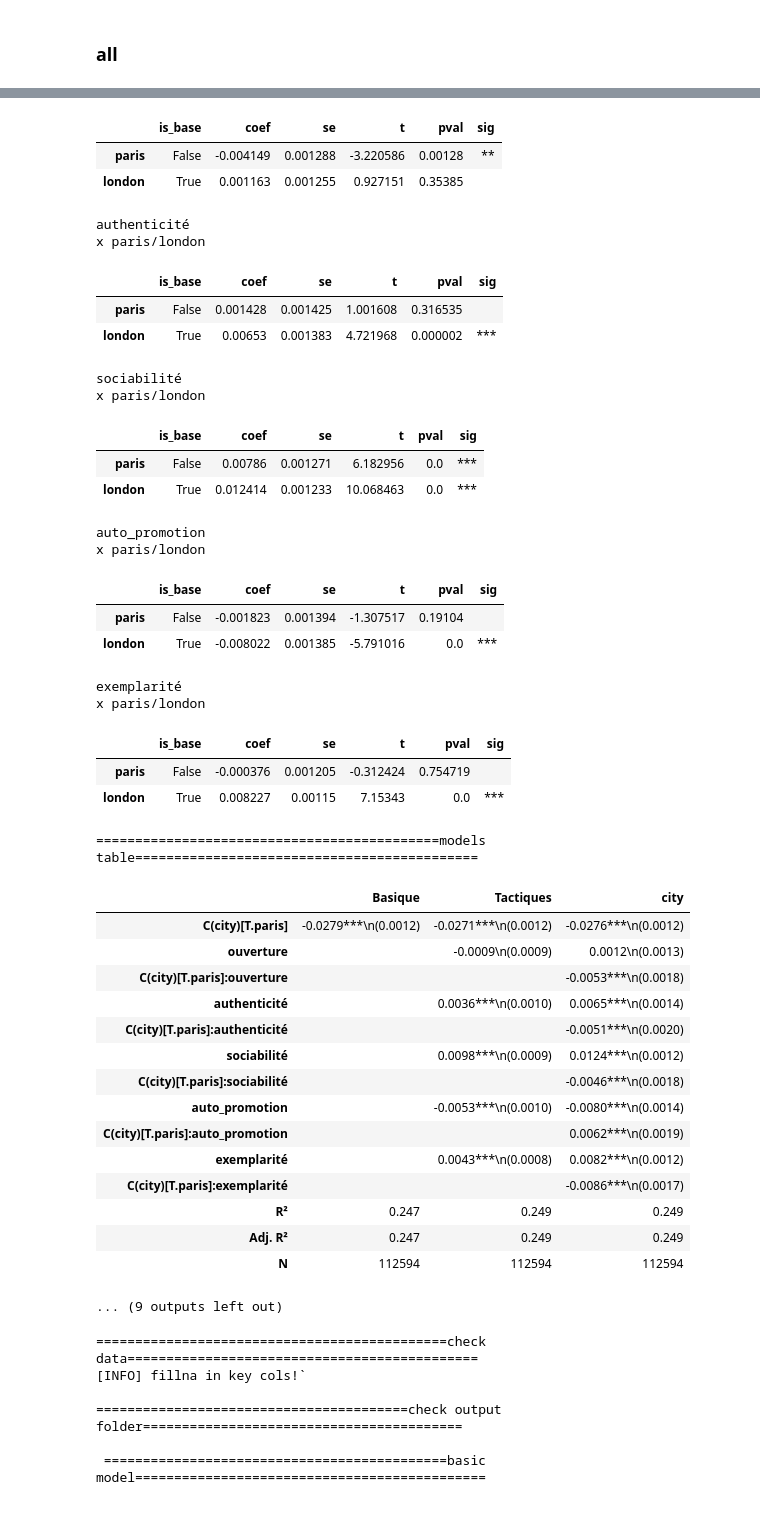
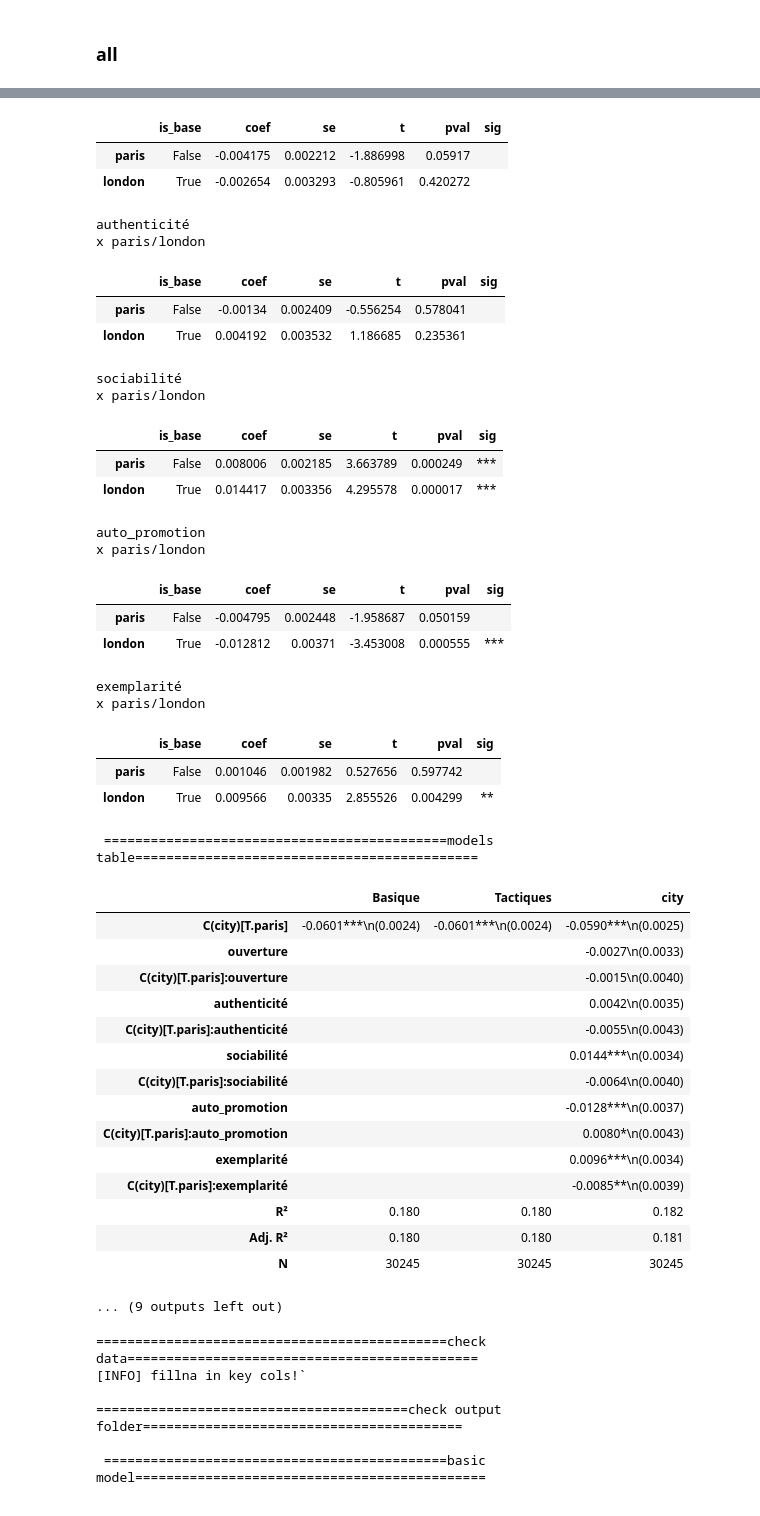
Before and after one commit to yeliu-dh/SelfPresentation_Multimodal_airbnb, a Jupyter notebook: C_stat/test_mod.ipynb, the cells around one changed output, grey strips where cells are left out. Drawn from its saved outputs; the diff is of its cells as text; code cells hidden in the pictures.

```diff
--- a/C_stat/test_mod.ipynb
+++ b/C_stat/test_mod.ipynb
@@ -739,0 +531,3 @@ tactics_vars=["ouverture", "authenticité","sociabilité","auto_promotion","exem
+# %%
+df_all['jo_entrant']=df_all.apply(lambda row: 1 if row["city"]=="paris" and row["status_changed"]==1 else 0 ,axis=1)
+print(df_all['jo_entrant'].value_counts(dropna=False))
@@ -861,8 +868,10 @@ x paris/london
 # %%
+df_all_changed=df_all[df_all["status_changed"]==1]
+
 x_vars=["host_identity_verified", "host_has_profile_pic",
     "review_scores_rating", #"has_rating", "number_of_reviews",
     "years_since_host","professional_host",'host_is_superhost', ##'calculated_host_listings_count',
-    'status_changed',
+    # 'status_changed',
     #'old_host_sp_changed',
     # "is_changed",
     "city",
@@ -871,7 +880,7 @@ x_vars=["host_identity_verified", "host_has_profile_pic",
     "availability_90","room_type", "instant_bookable", #'is_within_1km',#"city"
 ]
 
-modeling_main(df_input=df_all,
+modeling_main(df_input=df_all_changed,
             x_vars=x_vars,
             y_var="booking_rate_l90d",
             key_vars=tactics_vars,
@@ -903,25 +912,25 @@ strong multicollinearity or other numerical problems.
 ouverture
 x paris/london
 |  | is_base | coef | se | t | pval | sig |
-| paris | False | -0.004149 | 0.001288 | -3.220586 | 0.00128 | ** |
-| london | True | 0.001163 | 0.001255 | 0.927151 | 0.35385 |  |
+| paris | False | -0.004175 | 0.002212 | -1.886998 | 0.05917 |  |
+| london | True | -0.002654 | 0.003293 | -0.805961 | 0.420272 |  |
 authenticité
 x paris/london
 |  | is_base | coef | se | t | pval | sig |
-| paris | False | 0.001428 | 0.001425 | 1.001608 | 0.316535 |  |
-| london | True | 0.00653 | 0.001383 | 4.721968 | 0.000002 | *** |
+| paris | False | -0.00134 | 0.002409 | -0.556254 | 0.578041 |  |
+| london | True | 0.004192 | 0.003532 | 1.186685 | 0.235361 |  |
 sociabilité
 x paris/london
 |  | is_base | coef | se | t | pval | sig |
-| paris | False | 0.00786 | 0.001271 | 6.182956 | 0.0 | *** |
-| london | True | 0.012414 | 0.001233 | 10.068463 | 0.0 | *** |
+| paris | False | 0.008006 | 0.002185 | 3.663789 | 0.000249 | *** |
+| london | True | 0.014417 | 0.003356 | 4.295578 | 0.000017 | *** |
 auto_promotion
 x paris/london
 |  | is_base | coef | se | t | pval | sig |
-| paris | False | -0.001823 | 0.001394 | -1.307517 | 0.19104 |  |
-| london | True | -0.008022 | 0.001385 | -5.791016 | 0.0 | *** |
+| paris | False | -0.004795 | 0.002448 | -1.958687 | 0.050159 |  |
+| london | True | -0.012812 | 0.00371 | -3.453008 | 0.000555 | *** |
 exemplarité
 x paris/london
 |  | is_base | coef | se | t | pval | sig |
-| paris | False | -0.000376 | 0.001205 | -0.312424 | 0.754719 |  |
-| london | True | 0.008227 | 0.00115 | 7.15343 | 0.0 | *** |
+| paris | False | 0.001046 | 0.001982 | 0.527656 | 0.597742 |  |
+| london | True | 0.009566 | 0.00335 | 2.855526 | 0.004299 | ** |
@@ -929,18 +938,18 @@ x paris/london
 |  | Basique | Tactiques | city |
-| C(city)[T.paris] | -0.0279***\n(0.0012) | -0.0271***\n(0.0012) | -0.0276***\n(0.0012) |
-| ouverture |  | -0.0009\n(0.0009) | 0.0012\n(0.0013) |
-| C(city)[T.paris]:ouverture |  |  | -0.0053***\n(0.0018) |
-| authenticité |  | 0.0036***\n(0.0010) | 0.0065***\n(0.0014) |
-| C(city)[T.paris]:authenticité |  |  | -0.0051***\n(0.0020) |
-| sociabilité |  | 0.0098***\n(0.0009) | 0.0124***\n(0.0012) |
-| C(city)[T.paris]:sociabilité |  |  | -0.0046***\n(0.0018) |
-| auto_promotion |  | -0.0053***\n(0.0010) | -0.0080***\n(0.0014) |
-| C(city)[T.paris]:auto_promotion |  |  | 0.0062***\n(0.0019) |
-| exemplarité |  | 0.0043***\n(0.0008) | 0.0082***\n(0.0012) |
-| C(city)[T.paris]:exemplarité |  |  | -0.0086***\n(0.0017) |
-| R² | 0.247 | 0.249 | 0.249 |
-| Adj. R² | 0.247 | 0.249 | 0.249 |
-| N | 112594 | 112594 | 112594 |
+| C(city)[T.paris] | -0.0601***\n(0.0024) | -0.0601***\n(0.0024) | -0.0590***\n(0.0025) |
+| ouverture |  |  | -0.0027\n(0.0033) |
+| C(city)[T.paris]:ouverture |  |  | -0.0015\n(0.0040) |
+| authenticité |  |  | 0.0042\n(0.0035) |
+| C(city)[T.paris]:authenticité |  |  | -0.0055\n(0.0043) |
+| sociabilité |  |  | 0.0144***\n(0.0034) |
+| C(city)[T.paris]:sociabilité |  |  | -0.0064\n(0.0040) |
+| auto_promotion |  |  | -0.0128***\n(0.0037) |
+| C(city)[T.paris]:auto_promotion |  |  | 0.0080*\n(0.0043) |
+| exemplarité |  |  | 0.0096***\n(0.0034) |
+| C(city)[T.paris]:exemplarité |  |  | -0.0085**\n(0.0039) |
+| R² | 0.180 | 0.180 | 0.182 |
+| Adj. R² | 0.180 | 0.180 | 0.181 |
+| N | 30245 | 30245 | 30245 |
 ... (9 outputs left out)
 # %%
 # modeling_main(df_input=df_all,
```
Also changed, not shown: parts of 29 cells of this notebook, 13 other files.
